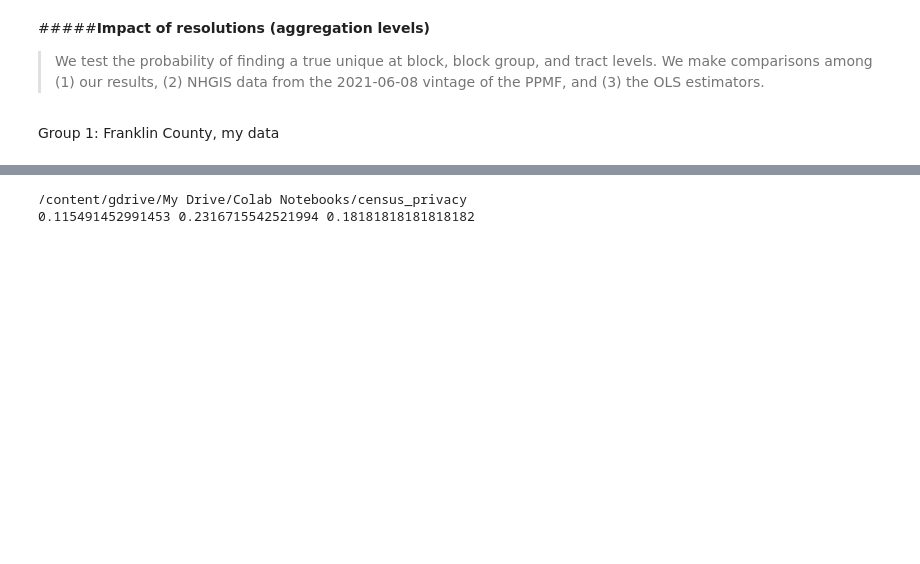
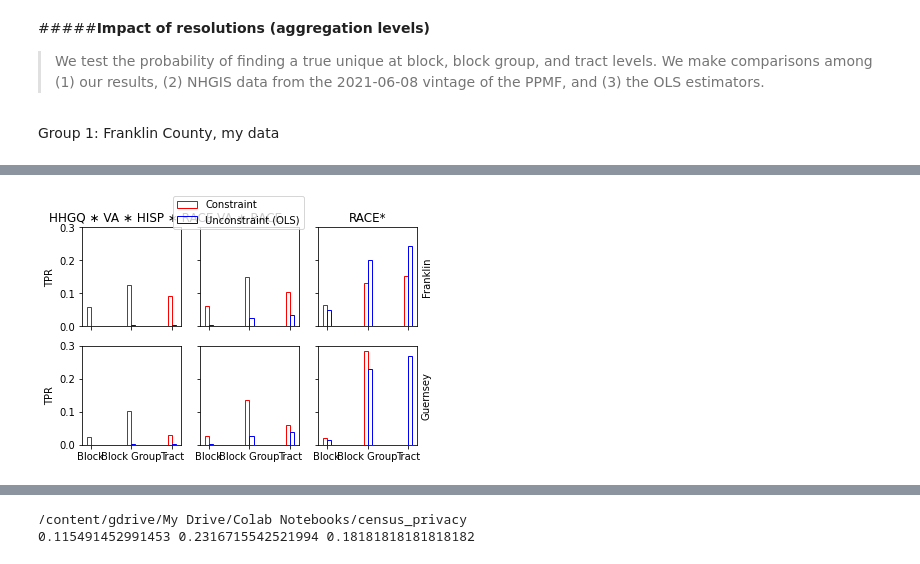
Before and after one commit to linyuehzzz/tda-eval, a Jupyter notebook: cell_uniques.ipynb, the cells around one changed output, grey strips where cells are left out. Drawn from its saved outputs; the diff is of its cells as text; code cells hidden in the pictures; blank space fills up the shorter version.

```diff
--- a/cell_uniques.ipynb
+++ b/cell_uniques.ipynb
@@ -235,0 +149,16 @@ print(p_tu_blk, p_tu_bg, p_tu_tr)
+# %%
+%cd "/content/gdrive/My Drive/Colab Notebooks/census_privacy"
+from lib.uniques import *
+
+## QID 1: HHGQ ∗ VA ∗ HISP ∗ RACE  (2016 cells)
+tpr_detail_blk_g, tpr_detail_bg_g, tpr_detail_tr_g = tpr_res(hist1_detail_g, hist2_detail_g)
+
+## QID 2: VA * RACE (126 cells)
+tpr_va_race_blk_g, tpr_va_race_bg_g, tpr_va_race_tr_g = tpr_res(hist1_va_race_g, hist2_va_race_g)
+
+## QID 3: Race (7 cells)
+tpr_race_blk_g, tpr_race_bg_g, tpr_race_tr_g = tpr_res(hist1_race_g, hist2_race_g)
+
+print(tpr_detail_blk_g, tpr_detail_bg_g, tpr_detail_tr_g)
+print(tpr_va_race_blk_g, tpr_va_race_bg_g, tpr_va_race_tr_g)
+print(tpr_race_blk_g, tpr_race_bg_g, tpr_race_tr_g)
@@ -236 +212,73 @@ print(p_tu_blk, p_tu_bg, p_tu_tr)
+# %%
+import matplotlib.pyplot as plt
+
+labels = ['Block', 'Block Group', 'Tract']
+x = np.arange(len(labels))  # the label locations
+width = 0.1 # the width of the bars
+fig, ax = plt.subplots(nrows=2, ncols=3, sharex=True, sharey=True)
+colors = [(1, 0, 0, 1), (0, 0, 1, 1)]
+
+## franklin
+## QID 1: HHGQ ∗ VA ∗ HISP ∗ RACE  (2016 cells)
+tpr_1 = [tpr_detail_blk, tpr_detail_bg, tpr_detail_tr]
+tpr_2 = [tpr_detail_ols_blk, tpr_detail_ols_bg, tpr_detail_ols_tr]
+rects1 = ax[0, 0].bar(x - 0.5 * width, tpr_1, width, label='Constraint', color=(0,0,0,0), edgecolor=colors[0])
+rects2 = ax[0, 0].bar(x + 0.5 * width, tpr_2, width, label='Unconstraint (OLS)', color=(0,0,0,0), edgecolor=colors[1])
+ax[0, 0].set_title('HHGQ ∗ VA ∗ HISP ∗ RACE')
+ax[0, 0].set_ylabel('TPR')
+ax[0, 0].set_xticks(x)
+ax[0, 0].set_xticklabels(labels)
+
+## QID 2: VA * RACE (126 cells)
+tpr_1 = [tpr_va_race_blk, tpr_va_race_bg, tpr_va_race_tr]
+tpr_2 = [tpr_va_race_ols_blk, tpr_va_race_ols_bg, tpr_va_race_ols_tr]
+rects1 = ax[0, 1].bar(x - 0.5 * width, tpr_1, width, label='Constraint', color=(0,0,0,0), edgecolor=colors[0])
+rects2 = ax[0, 1].bar(x + 0.5 * width, tpr_2, width, label='Unconstraint (OLS)', color=(0,0,0,0), edgecolor=colors[1])
+ax[0, 1].set_title('VA ∗ RACE')
+ax[0, 1].set_xticks(x)
+ax[0, 1].set_xticklabels(labels)
+
+## QID 3: RACE* (7 cells)
+tpr_1 = [tpr_race_blk, tpr_race_bg, tpr_race_tr]
+tpr_2 = [tpr_race_ols_blk, tpr_race_ols_bg, tpr_race_ols_tr]
+rects1 = ax[0, 2].bar(x - 0.5 * width, tpr_1, width, label='Constraint', color=(0,0,0,0), edgecolor=colors[0])
+rects2 = ax[0, 2].bar(x + 0.5 * width, tpr_2, width, label='Unconstraint (OLS)', color=(0,0,0,0), edgecolor=colors[1])
+ax[0, 2].set_title('RACE*')
+ax[0, 2].set_xticks(x)
+ax[0, 2].set_xticklabels(labels)
+ax[0, 2].annotate('Franklin', xy=(1.1, 0.5), rotation=90, ha='center',va='center',xycoords='axes fraction')
+
+## guernsey
+## QID 1: HHGQ ∗ VA ∗ HISP ∗ RACE  (2016 cells)
+tpr_1 = [tpr_detail_blk_g, tpr_detail_bg_g, tpr_detail_tr_g]
+tpr_2 = [tpr_detail_ols_blk_g, tpr_detail_ols_bg_g, tpr_detail_ols_tr_g]
+rects1 = ax[1, 0].bar(x - 0.5 * width, tpr_1, width, label='Constraint', color=(0,0,0,0), edgecolor=colors[0])
+rects2 = ax[1, 0].bar(x + 0.5 * width, tpr_2, width, label='Unconstraint (OLS)', color=(0,0,0,0), edgecolor=colors[1])
+ax[1, 0].set_ylabel('TPR')
+ax[1, 0].set_xticks(x)
+ax[1, 0].set_xticklabels(labels)
+
+## QID 2: VA * RACE (126 cells)
+tpr_1 = [tpr_va_race_blk_g, tpr_va_race_bg_g, tpr_va_race_tr_g]
+tpr_2 = [tpr_va_race_ols_blk_g, tpr_va_race_ols_bg_g, tpr_va_race_ols_tr_g]
+rects1 = ax[1, 1].bar(x - 0.5 * width, tpr_1, width, label='Constraint', color=(0,0,0,0), edgecolor=colors[0])
+rects2 = ax[1, 1].bar(x + 0.5 * width, tpr_2, width, label='Unconstraint (OLS)', color=(0,0,0,0), edgecolor=colors[1])
+ax[1, 1].set_xticks(x)
+ax[1, 1].set_xticklabels(labels)
+
+## QID 3: RACE* (7 cells)
+tpr_1 = [tpr_race_blk_g, tpr_race_bg_g, tpr_race_tr_g]
+tpr_2 = [tpr_race_ols_blk_g, tpr_race_ols_bg_g, tpr_race_ols_tr_g]
+rects1 = ax[1, 2].bar(x - 0.5 * width, tpr_1, width, label='Constraint', color=(0,0,0,0), edgecolor=colors[0])
+rects2 = ax[1, 2].bar(x + 0.5 * width, tpr_2, width, label='Unconstraint (OLS)', color=(0,0,0,0), edgecolor=colors[1])
+ax[1, 2].set_xticks(x)
+ax[1, 2].set_xticklabels(labels)
+ax[1, 2].annotate('Guernsey', xy=(1.1, 0.5), rotation=90, ha='center',va='center',xycoords='axes fraction')
+
+lines, labels = fig.axes[-1].get_legend_handles_labels()
+fig.legend(lines, labels, loc=9)
+
+plt.show()
+# %% [output]
+[figure, added]
 # %% [markdown]
```
Also changed, not shown: parts of 51 cells of this notebook.
